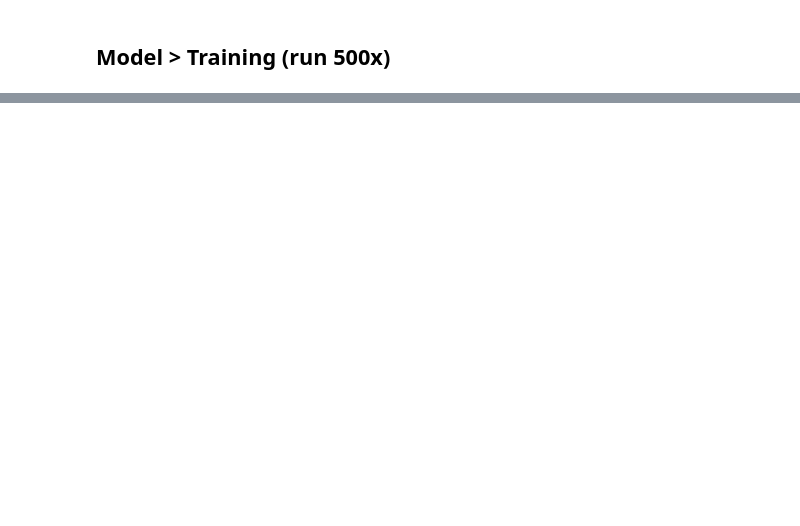
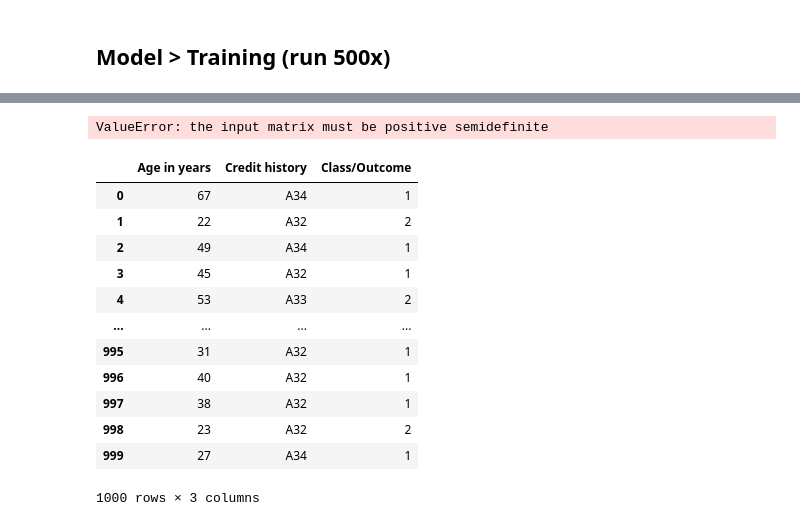
Before and after one commit to heuer-ja/CENG463-Machine-Learning, a Jupyter notebook: A01/CENG-463_A01.ipynb, the cells around one changed output, grey strips where cells are left out. Drawn from its saved outputs; the diff is of its cells as text; code cells hidden in the pictures; blank space fills up the shorter version.

Commit message:
added function plot_contour (buggy: no positive semi definite matrix)

```diff
--- a/A01/CENG-463_A01.ipynb
+++ b/A01/CENG-463_A01.ipynb
@@ -384,0 +413,32 @@ Probleme:
+# %%
+plot_contour(
+    mu=[19, 3069],
+    sigma2=17782,
+    scale=-5
+)
+# %% [output]
+ValueError: the input matrix must be positive semidefinite
+# %%
+at1 = COLS[Cols.AgeInYears]
+at2 = COLS[Cols.CreditHistory]
+
+df_a = pd.DataFrame({
+            at1 : df_normal[at1],
+            at2 :  df_normal[at2],
+            COLS[Cols.ClassOutcome] : df_normal[COLS[Cols.ClassOutcome]]
+        })
+df_a
+# %% [output]
+|  | Age in years | Credit history | Class/Outcome |
+| 0 | 67 | A34 | 1 |
+| 1 | 22 | A32 | 2 |
+| 2 | 49 | A34 | 1 |
+| 3 | 45 | A32 | 1 |
+| 4 | 53 | A33 | 2 |
+| ... | ... | ... | ... |
+| 995 | 31 | A32 | 1 |
+| 996 | 40 | A32 | 1 |
+| 997 | 38 | A32 | 1 |
+| 998 | 23 | A32 | 2 |
+| 999 | 27 | A34 | 1 |
+1000 rows × 3 columns
```
Also changed, not shown: parts of 17 cells of this notebook.
